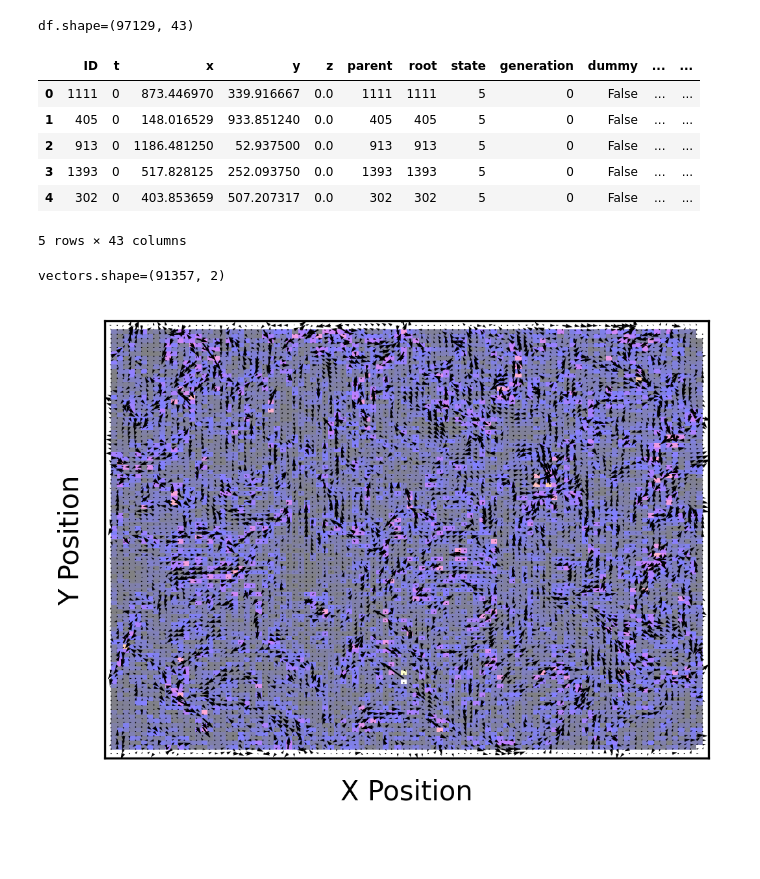
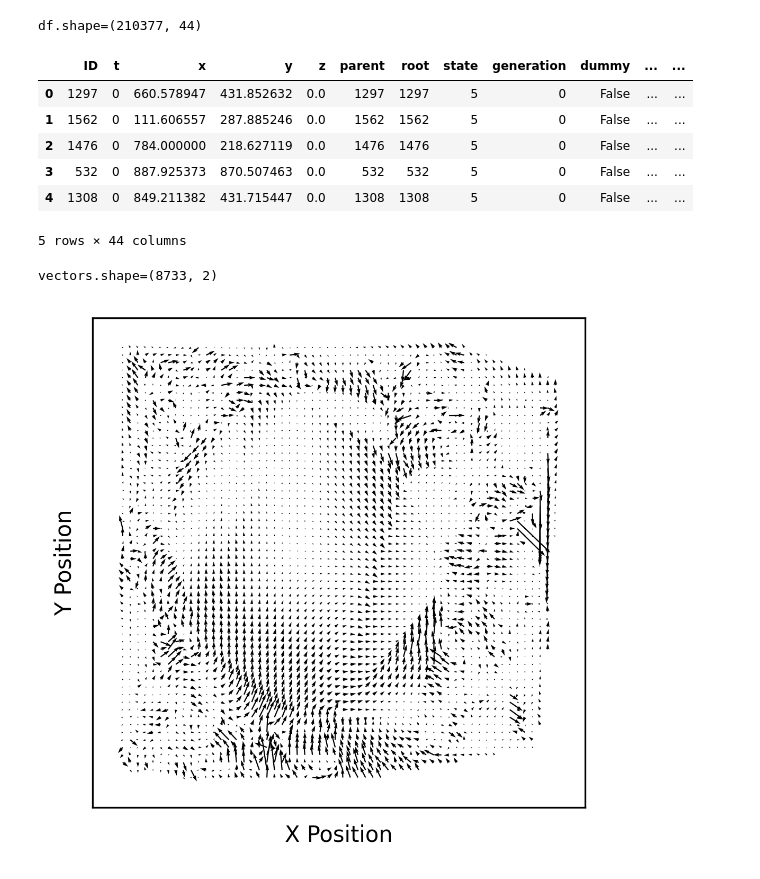
Before and after one commit to CooperStansbury/pip-fucci, a Jupyter notebook: notebooks/vectorField.ipynb, the cells around one changed output. Cells and saved outputs as stored; diff of their text form; code cells hidden in the pictures; blank space fills up the shorter version.

```diff
--- a/notebooks/vectorField.ipynb
+++ b/notebooks/vectorField.ipynb
@@ -22,25 +22,25 @@ import scipy
 from scipy import interpolate
 import skimage
 # %%
-fpath = "/scratch/indikar_root/indikar1/cstansbu/pf-test/tracks/D3.tracks.full.csv"
+fpath = "/scratch/indikar_root/indikar1/cstansbu/woundHealing/tracks/C1.tracks.full.csv"
 
 df = pd.read_csv(fpath)
 print(f"{df.shape=}")
 df.head()
 # %% [output]
-df.shape=(97129, 43)
+df.shape=(210377, 44)
 |  | ID | t | x | y | z | parent | root | state | generation | dummy | ... | ... |
-| 0 | 1111 | 0 | 873.446970 | 339.916667 | 0.0 | 1111 | 1111 | 5 | 0 | False | ... | ... |
-| 1 | 405 | 0 | 148.016529 | 933.851240 | 0.0 | 405 | 405 | 5 | 0 | False | ... | ... |
-| 2 | 913 | 0 | 1186.481250 | 52.937500 | 0.0 | 913 | 913 | 5 | 0 | False | ... | ... |
-| 3 | 1393 | 0 | 517.828125 | 252.093750 | 0.0 | 1393 | 1393 | 5 | 0 | False | ... | ... |
-| 4 | 302 | 0 | 403.853659 | 507.207317 | 0.0 | 302 | 302 | 5 | 0 | False | ... | ... |
+| 0 | 1297 | 0 | 660.578947 | 431.852632 | 0.0 | 1297 | 1297 | 5 | 0 | False | ... | ... |
+| 1 | 1562 | 0 | 111.606557 | 287.885246 | 0.0 | 1562 | 1562 | 5 | 0 | False | ... | ... |
+| 2 | 1476 | 0 | 784.000000 | 218.627119 | 0.0 | 1476 | 1476 | 5 | 0 | False | ... | ... |
+| 3 | 532 | 0 | 887.925373 | 870.507463 | 0.0 | 532 | 532 | 5 | 0 | False | ... | ... |
+| 4 | 1308 | 0 | 849.211382 | 431.715447 | 0.0 | 1308 | 1308 | 5 | 0 | False | ... | ... |
-5 rows × 43 columns
+5 rows × 44 columns
 # %%
 pdf = df.copy()
 
-n = 100
-minTrackLen = 25 # for filtering
+n = 60
+minTrackLen = 80 # for filtering
 
 # filter the short tracks
 pdf['trackLen'] = pdf.groupby('ID')['ID'].transform('count')
@@ -75,38 +75,38 @@ grid_vectors = interpolate.griddata((np.concatenate(xList),
                                      (grid_x, grid_y),
                                      method='linear')
 
 
 plt.rcParams['figure.dpi'] = 300
 plt.rcParams['figure.facecolor'] = "w"
 plt.rcParams['figure.figsize'] = 4, 4
 
 fig, axs = plt.subplots()
 
 axs.quiver(grid_x,
            grid_y,
            grid_vectors[:,:,0],
            grid_vectors[:,:,1],
            zorder=2)
 
 gx = np.gradient(grid_vectors[:,:,0])
 gy = np.gradient(grid_vectors[:,:,1])
 
 gx = np.flipud(gx[0])
 gy = np.flipud(gy[0])
 
 mag = np.sqrt(gx**2 + gy**2)
 
-axs.imshow(mag,
-           zorder=1,
-           extent=(pdf['x'].min(), pdf['x'].max(),
-                   pdf['y'].min(), pdf['y'].max()),
-           cmap='gnuplot2',
-           alpha=0.5)
+# axs.imshow(mag,
+#            zorder=1,
+#            extent=(pdf['x'].min(), pdf['x'].max(),
+#                    pdf['y'].min(), pdf['y'].max()),
+#            cmap='gnuplot2',
+#            alpha=0.5)
 
 axs.set_ylabel("Y Position")
 axs.set_xlabel("X Position")
 _ = axs.set_xticks([])
 _ = axs.set_yticks([])
 # %% [output]
-vectors.shape=(91357, 2)
+vectors.shape=(8733, 2)
-[figure, old version]
+[figure, new version]
```
Also changed, not shown: 11 other files.
